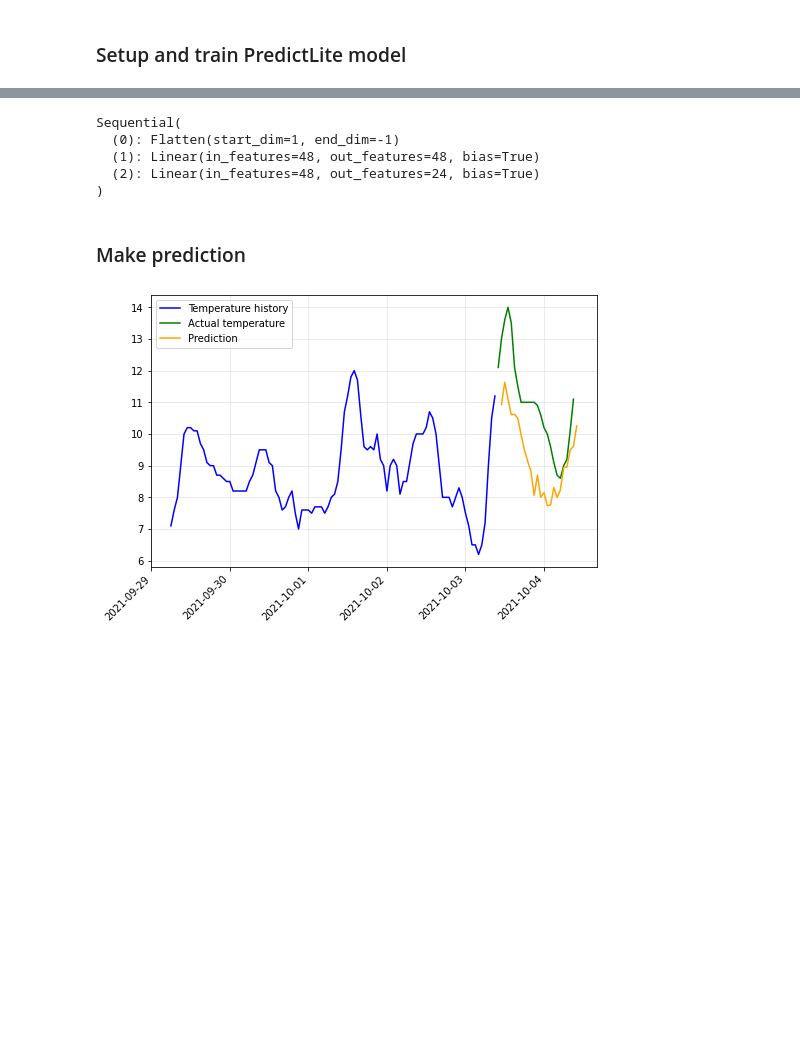
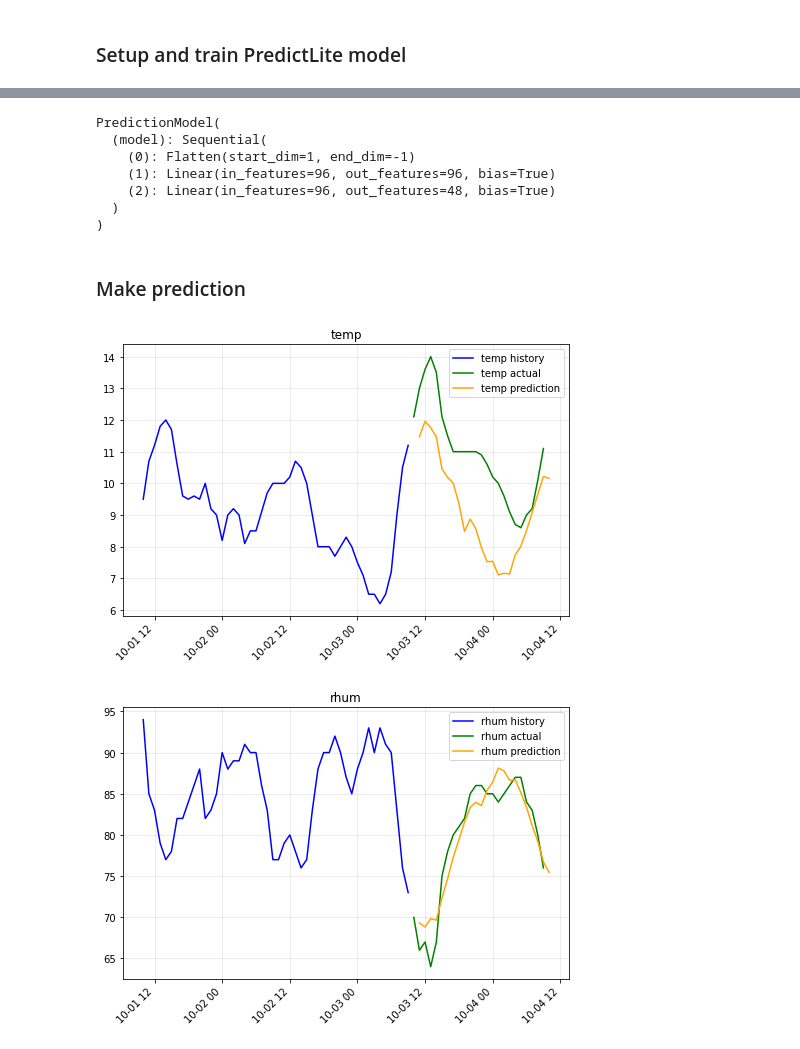
Before and after one commit to Kursula/PredictLite, a Jupyter notebook: Weather_prediction.ipynb, the cells around one changed output, grey strips where cells are left out. Cells and saved outputs as stored; diff of their text form; code cells hidden in the pictures; blank space fills up the shorter version.

Commit message:
update to multivariate prediction

```diff
--- a/Weather_prediction.ipynb
+++ b/Weather_prediction.ipynb
@@ -41,10 +41,10 @@ dataset.head()
 ### Setup and train PredictLite model
 # %%
 model = PredictLite(
-    input_signals=['temp'],
-    input_preprocessing={'temp' : 'z-norm'},
+    input_signals=['temp', 'rhum'],
+    input_preprocessing={'temp' : 'z-norm', 'rhum' : 'z-norm'},
     input_length=48,
-    output_signal='temp',
+    output_signals=['temp', 'rhum'],
     output_length=24,
     resample_data=True,
     data_sample_period=3600,
@@ -78,44 +78,52 @@ Model training done
 # %%
 model.model_summary()
 # %% [output]
-Sequential(
-  (0): Flatten(start_dim=1, end_dim=-1)
-  (1): Linear(in_features=48, out_features=48, bias=True)
-  (2): Linear(in_features=48, out_features=24, bias=True)
+PredictionModel(
+  (model): Sequential(
+    (0): Flatten(start_dim=1, end_dim=-1)
+    (1): Linear(in_features=96, out_features=96, bias=True)
+    (2): Linear(in_features=96, out_features=48, bias=True)
+  )
 )
 # %% [markdown]
 ### Make prediction
 # %%
 # Datetime for prediction start
 prediction_time = datetime(2021, 10, 3, 10)
 
 # Make prediction
 pred = model.predict(dataset, prediction_time)
 
 # Plot data and prediction
-ts_idx = dataset.index.get_loc(prediction_time, method='pad')
-plt.figure(figsize=(8, 5))
-plt.plot(
-    dataset.index[ts_idx - 100 : ts_idx].values,
-    dataset.temp[ts_idx - 100 : ts_idx].values,
-    color='blue',
-    label='Temperature history'
-)
-plt.plot(
-    dataset.index[ts_idx : ts_idx + 24].values,
-    dataset.temp[ts_idx : ts_idx + 24].values,
-    color='green',
-    label='Actual temperature'
-)
-plt.plot(
-    pred.index.values,
-    pred.temp.values,
-    color='orange',
-    label='Prediction'
-)
-plt.xticks(rotation=45, ha='right')
-plt.legend()
-plt.grid(alpha=0.3)
-plt.show()
+pred_len = model.output_length
+inp_len = model.input_length
+for col in model.output_signals:
+
+    ts_idx = dataset.index.get_loc(prediction_time, method='pad')
+    plt.figure(figsize=(8, 5))
+    plt.plot(
+        dataset.index[ts_idx - inp_len : ts_idx].values,
+        dataset.iloc[ts_idx - inp_len : ts_idx][col].values,
+        color='blue',
+        label='{} history'.format(col)
+    )
+    plt.plot(
+        dataset.index[ts_idx : ts_idx + pred_len].values,
+        dataset.iloc[ts_idx : ts_idx + pred_len][col].values,
+        color='green',
+        label='{} actual'.format(col)
+    )
+    plt.plot(
+        pred.index.values,
+        pred[col].values,
+        color='orange',
+        label='{} prediction'.format(col)
+    )
+    plt.xticks(rotation=45, ha='right')
+    plt.legend()
+    plt.grid(alpha=0.3)
+    plt.title(col)
+    plt.show()
 # %% [output]
-[figure, old version]
+[figure, new version]
+[figure, added]
```
Also changed, not shown: parts of 1 cell of this notebook, 2 other files.
